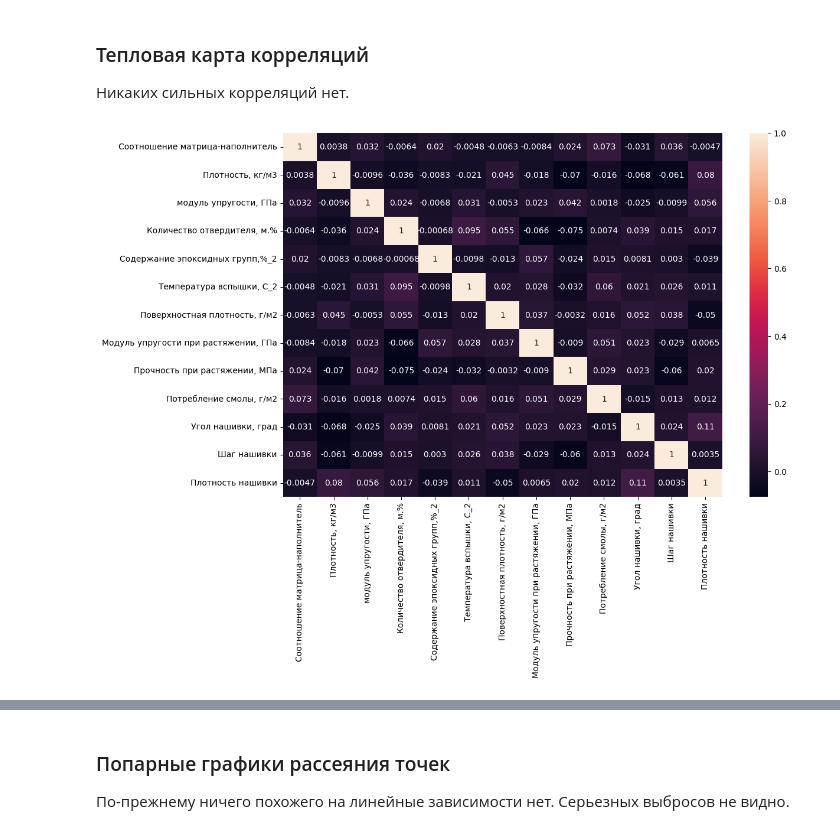
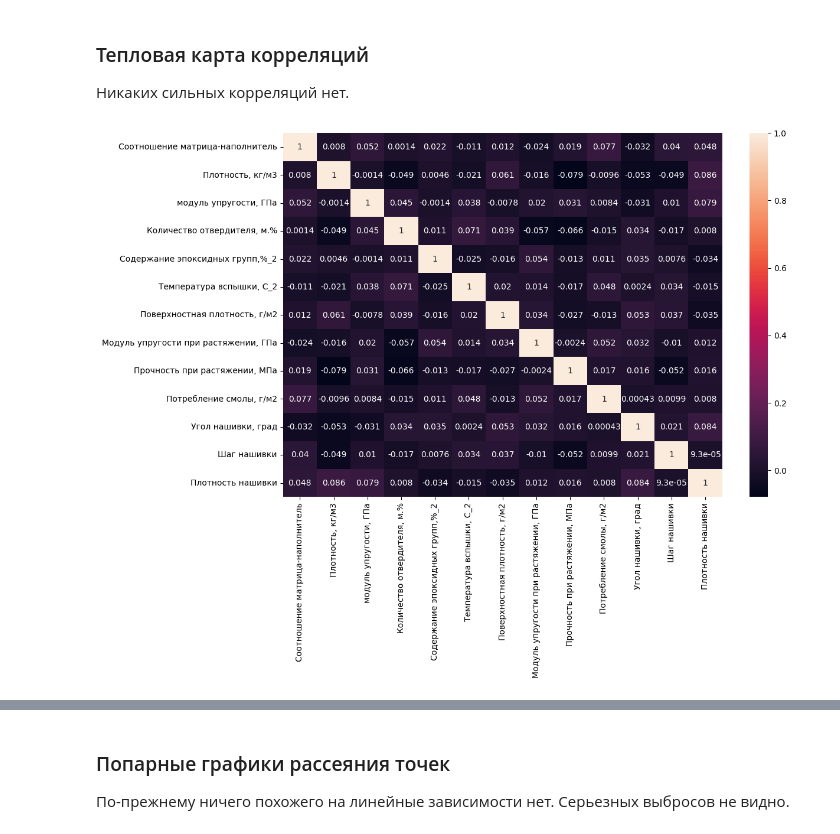
Before and after one commit to ritulupov/BKP, a Jupyter notebook: notebook.ipynb, the cells around one changed output, grey strips where cells are left out. Cells and saved outputs as stored; diff of their text form; code cells hidden in the pictures.

```diff
--- a/notebook.ipynb
+++ b/notebook.ipynb
@@ -223,4 +223,19 @@ def ppc(data):
     return data[(z<3).all(axis=1)]
+# %%
+def method_iq(data):
+    """
+    Удаляет выбросы по методу межквартильных расстояний
+    """
+    #import scipy.stats as stats
+    # найти Q1, Q3 и межквартильный диапазон для каждого столбца
+    Q1 = data.quantile(q=.25)
+    Q3 = data.quantile(q=.75)
+    IQR = data.apply(stats.iqr)
+
+    # сохраняет строки со значения в пределах 1,5 * IQR от Q1 и Q3
+    return data[
+        ~((data < (Q1 - 1.5 * IQR)) | (data > (Q3 + 1.5 * IQR))).any(axis=1)
+        ]
 # %% [markdown]
 ### Функция для бучения и оценки
 # %%
@@ -280,3 +295,5 @@ def rs_viz(note, model, data, param_distr, ncols=3):
     return pd.DataFrame(est('RS-' + note, rs.best_estimator_, data)), rs_df
 # %% [markdown]
 ## Разведочный анализ
+# %%
+work_df = full_df.copy()
@@ -282,0 +306,3 @@ def rs_viz(note, model, data, param_distr, ncols=3):
+# %%
+work_df = work_df.drop_duplicates()
+work_df.shape
@@ -282,0 +367,3 @@ def rs_viz(note, model, data, param_distr, ncols=3):
+# %%
+clean_df = method_iq(method_iq(method_iq(work_df)))
+clean_df.shape
@@ -285,7 +379,7 @@ def rs_viz(note, model, data, param_distr, ncols=3):
 Никаких сильных корреляций нет.
 # %%
 plt.figure(figsize=(12, 8))
-sns.heatmap(full_df.corr(), annot=True, )
+sns.heatmap(clean_df.corr(), annot=True, )
 plt.show()
 # %% [output]
-[figure, old version]
+[figure, new version]
```
Also changed, not shown: parts of 67 cells of this notebook, 1 other file.
